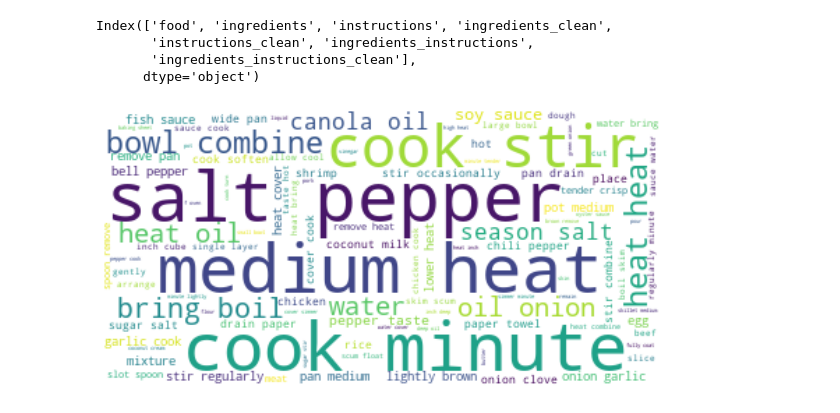
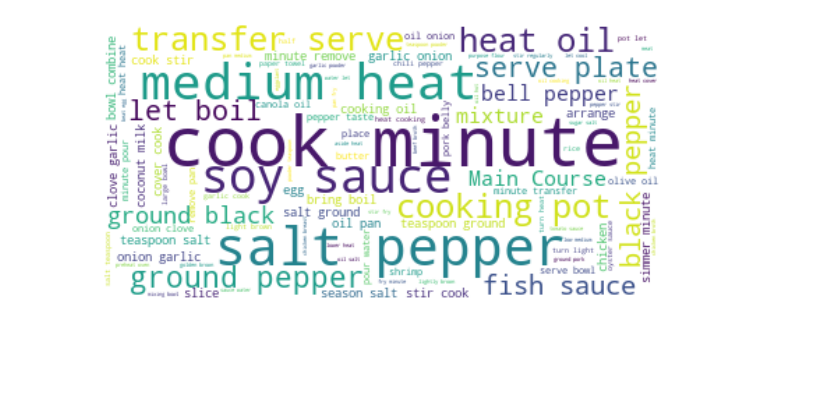
Before and after one commit to emersonnuqui/sprint-4-group-4, a Jupyter notebook: EDA/Recipe Wordcloud.ipynb, the cells around one changed output. Cells and saved outputs as stored; diff of their text form; code cells hidden in the pictures; blank space fills up the shorter version.

```diff
--- a/EDA/Recipe Wordcloud.ipynb
+++ b/EDA/Recipe Wordcloud.ipynb
@@ -7,7 +7,7 @@ from wordcloud import WordCloud, STOPWORDS, ImageColorGenerator
 
 import matplotlib.pyplot as plt
 # %%
-df = pd.read_csv("sample_clean_panlasang_pinoy.csv", index_col=0)
+df = pd.read_csv("all_recipes.csv", index_col=0)
 # %%
 df.shape
 # %% [output]
@@ -57,2 +57,0 @@ plt.show()
-# %%
-df = pd.read_csv("sample_clean_panlasang_pinoy (1).csv", index_col=0)
@@ -68,23 +58,16 @@ df.head()
-# %%
-df.columns
-# %% [output]
-Index(['food', 'ingredients', 'instructions', 'ingredients_clean',
-       'instructions_clean', 'ingredients_instructions',
-       'ingredients_instructions_clean'],
-      dtype='object')
 # %%
 #all ingredients
-df["ingredients_instructions_clean"] = df["ingredients_instructions_clean"].astype(str)
-text = " ".join(inin for inin in df.ingredients_instructions_clean)
+df["text_clean"] = df["text_clean"].astype(str)
+text = " ".join(inin for inin in df.text_clean)
 
 # Create and generate a word cloud image:
 wordcloud = WordCloud().generate(text)
 
 # lower max_font_size, change the maximum number of word and lighten the background:
 wordcloud = WordCloud(max_font_size=50, max_words=100, background_color="white").generate(text)
 plt.figure(figsize=[10,10])
 plt.imshow(wordcloud, interpolation="bilinear")
 plt.axis("off")
 plt.show()
 # %% [output]
-[figure, old version]
+[figure, new version]
```
Also changed, not shown: parts of 10 cells of this notebook.
